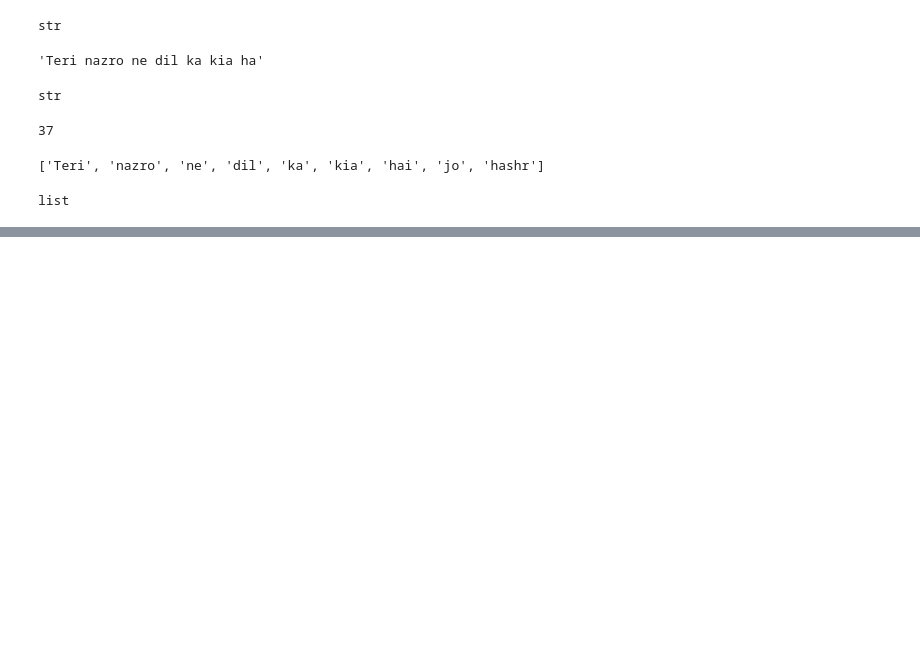
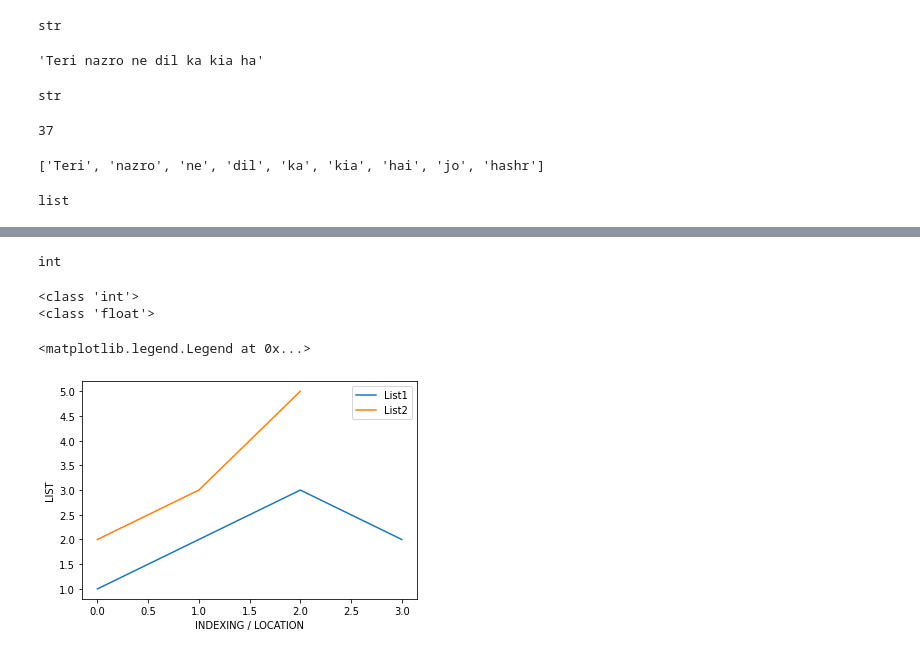
Before and after one commit to Samarth1410/Samarth, a Jupyter notebook: First_Experiment.ipynb, the cells around one changed output, grey strips where cells are left out. Saved outputs shown, nothing was run; the diff lists cells and outputs as text; code cells hidden in the pictures; blank space fills up the shorter version.

```diff
--- a/First_Experiment.ipynb
+++ b/First_Experiment.ipynb
@@ -206,0 +189,12 @@ dict
+# %%
+list = [1,2,3,4,5]
+type(list[0])
+# %% [output]
+int
+# %%
+list = [1,2,3,4.4,5]
+print(type(list[0]))
+print(type(list[3]))
+# %% [output]
+<class 'int'>
+<class 'float'>
@@ -206,0 +205,11 @@ dict
+# %%
+list1 = [1,2,3,2]
+list2 = [2,3,5]
+plt.plot(list1 , label = 'List1')
+plt.plot(list2 , label = 'List2')
+plt.xlabel("INDEXING / LOCATION")
+plt.ylabel("LIST")
+plt.legend()
+# %% [output]
+<matplotlib.legend.Legend at 0x...>
+[figure, added]
```
Also changed, not shown: parts of 37 cells of this notebook.
